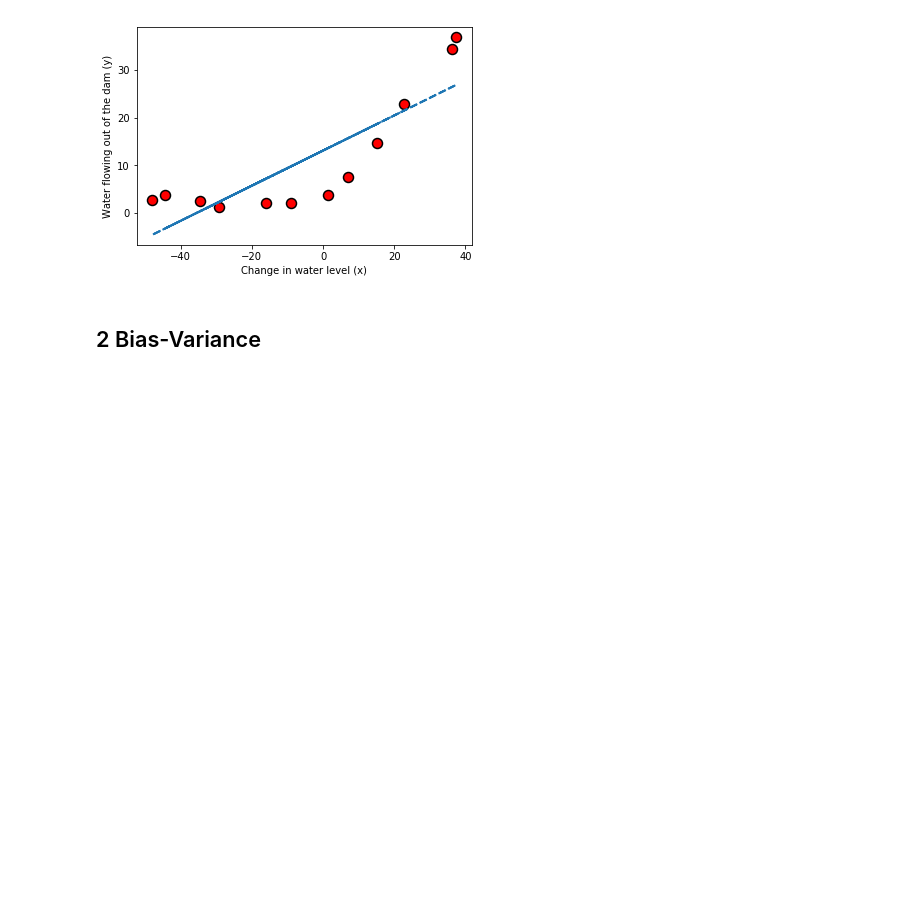
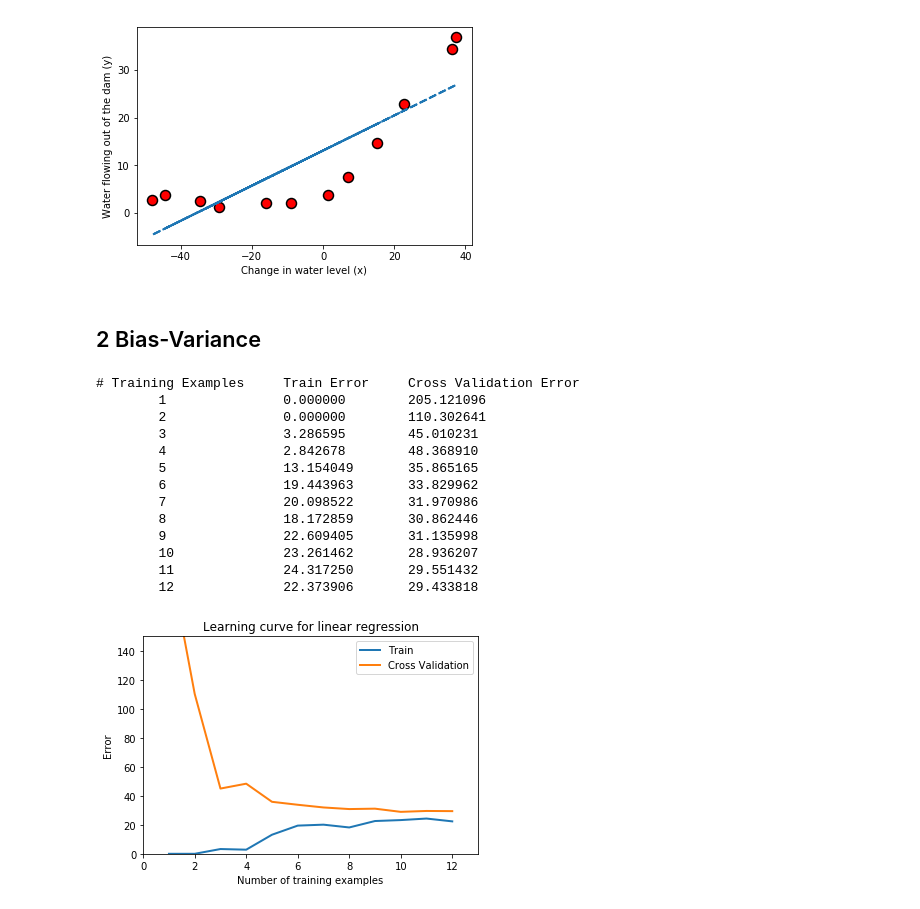
Before and after one commit to penghit/Machine-Learning-Andrew-Homework-Python, a Jupyter notebook: week6_assignment/Regularized_Linear_Regression.ipynb, the cells around one changed output. Cells and saved outputs as stored; diff of their text form; code cells hidden in the pictures; blank space fills up the shorter version.

```diff
--- a/week6_assignment/Regularized_Linear_Regression.ipynb
+++ b/week6_assignment/Regularized_Linear_Regression.ipynb
@@ -95,3 +95,46 @@ pyplot.plot(X, np.dot(X_aug, theta), '--', lw=2);
 [figure]
 # %% [markdown]
 ## 2 Bias-Variance
+# %%
+def learningCurve(X, y, Xval, yval, lambda_=0):
+    m = y.size
+
+    error_train = np.zeros(m)
+    error_val = np.zeros(m)
+
+    for i in range(1, m+1):
+        theta = utils.trainLinearReg(linearRegCostFunction, X[:i, :], y[:i], lambda_)
+        error_train[i-1] = linearRegCostFunction(X[:i, :], y[:i], theta, 0.0)[0]
+        error_val[i-1] = linearRegCostFunction(Xval, yval, theta, 0.0)[0]
+
+    return error_train, error_val
+# %%
+X_aug = np.concatenate([np.ones((m, 1)), X], axis=1)
+Xval_aug = np.concatenate([np.ones((yval.size, 1)), Xval], axis=1)
+error_train, error_val = learningCurve(X_aug, y, Xval_aug, yval, lambda_=0)
+
+pyplot.plot(np.arange(1, m+1), error_train, np.arange(1, m+1), error_val, lw=2)
+pyplot.title('Learning curve for linear regression')
+pyplot.legend(['Train', 'Cross Validation'])
+pyplot.xlabel('Number of training examples')
+pyplot.ylabel('Error')
+pyplot.axis([0, 13, 0, 150])
+
+print('# Training Examples\tTrain Error\tCross Validation Error')
+for i in range(m):
+    print('  \t%d\t\t%f\t%f' % (i+1, error_train[i], error_val[i]))
+# %% [output]
+# Training Examples     Train Error     Cross Validation Error
+        1               0.000000        205.121096
+        2               0.000000        110.302641
+        3               3.286595        45.010231
+        4               2.842678        48.368910
+        5               13.154049       35.865165
+        6               19.443963       33.829962
+        7               20.098522       31.970986
+        8               18.172859       30.862446
+        9               22.609405       31.135998
+        10              23.261462       28.936207
+        11              24.317250       29.551432
+        12              22.373906       29.433818
+[figure, added]
```
Also changed, not shown: parts of 5 cells of this notebook.
